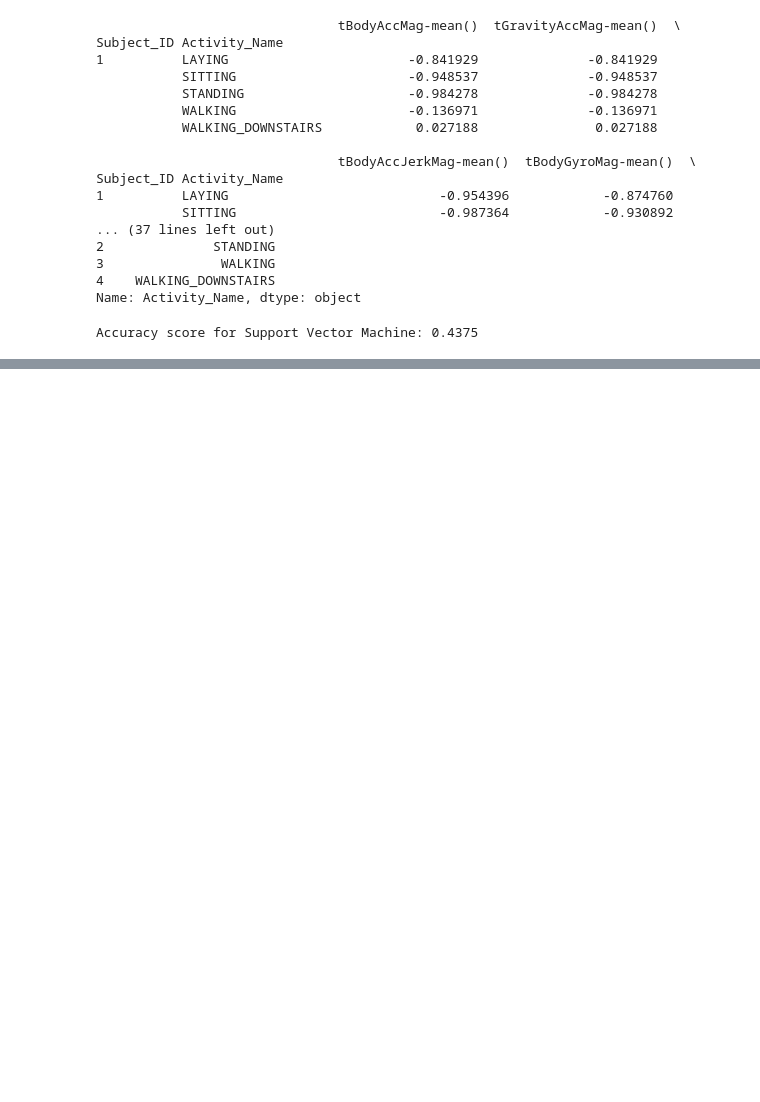
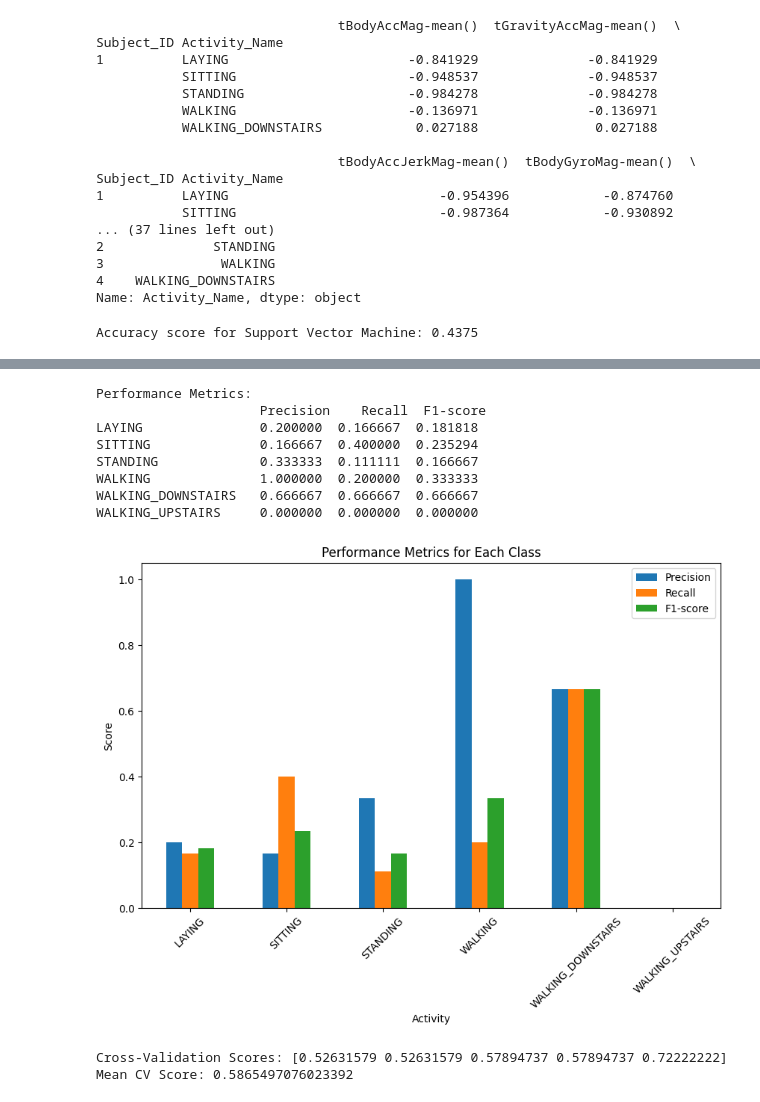
Before and after one commit to akatz6/intro_to_ai_project, a Jupyter notebook: test.ipynb, the cells around one changed output, grey strips where cells are left out. Saved outputs shown, nothing was run; the diff lists cells and outputs as text; code cells hidden in the pictures; blank space fills up the shorter version.

```diff
--- a/test.ipynb
+++ b/test.ipynb
@@ -264,0 +389,36 @@ for i in temp:
+# %%
+# Visualize performance metrics (precision, recall, F1-score) for each class
+from sklearn.metrics import precision_recall_fscore_support
+
+precision, recall, f1_score, _ = precision_recall_fscore_support(y_test, knn_predictions, average=None, labels=np.unique(y_test))
+metrics_df = pd.DataFrame({'Precision': precision, 'Recall': recall, 'F1-score': f1_score}, index=np.unique(y_test))
+print("Performance Metrics:\n", metrics_df)
+
+# Plot performance metrics
+metrics_df.plot(kind='bar', figsize=(10, 6))
+plt.title('Performance Metrics for Each Class')
+plt.xlabel('Activity')
+plt.ylabel('Score')
+plt.xticks(rotation=45)
+plt.legend(loc='upper right')
+plt.show()
+# %% [output]
+Performance Metrics:
+                     Precision    Recall  F1-score
+LAYING               0.200000  0.166667  0.181818
+SITTING              0.166667  0.400000  0.235294
+STANDING             0.333333  0.111111  0.166667
+WALKING              1.000000  0.200000  0.333333
+WALKING_DOWNSTAIRS   0.666667  0.666667  0.666667
+WALKING_UPSTAIRS     0.000000  0.000000  0.000000
+[figure, added]
+# %%
+# Perform cross-validation to evaluate model performance
+from sklearn.model_selection import cross_val_score
+
+cv_scores = cross_val_score(knn, x_train_scaled, y_train, cv=5)
+print("Cross-Validation Scores:", cv_scores)
+print("Mean CV Score:", np.mean(cv_scores))
+# %% [output]
+Cross-Validation Scores: [0.52631579 0.52631579 0.57894737 0.57894737 0.72222222]
+Mean CV Score: 0.5865497076023392
```
Also changed, not shown: parts of 6 cells of this notebook.
